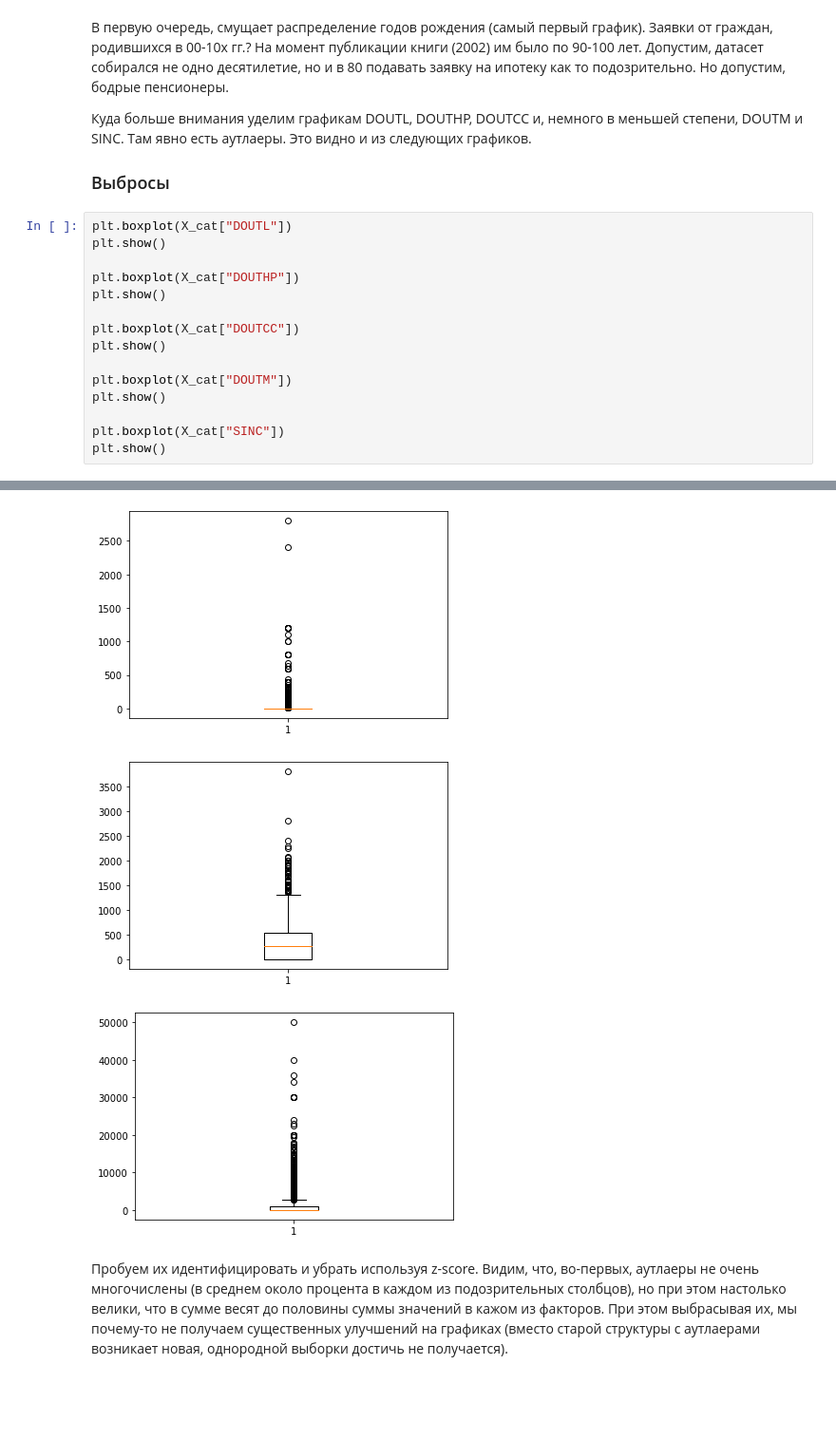
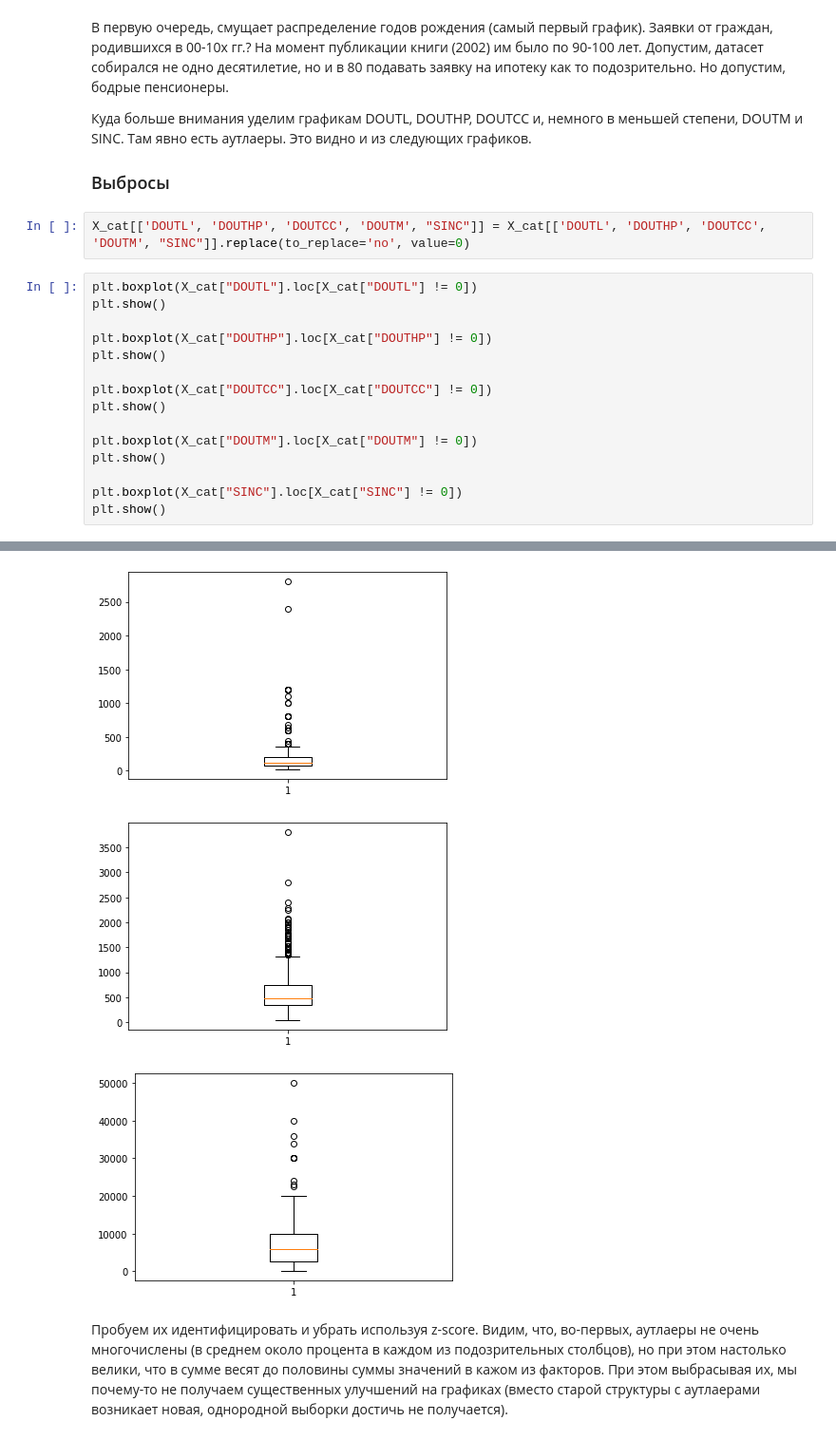
Before and after one commit to uasek/credit_scoring_project, a Jupyter notebook: datasets/09_Thomas/09_Thomas.ipynb, the cells around one changed output, grey strips where cells are left out. Shown at 95% size. Cells and saved outputs as stored; diff of their text form; blank space fills up the shorter version.

```diff
--- a/datasets/09_Thomas/09_Thomas.ipynb
+++ b/datasets/09_Thomas/09_Thomas.ipynb
@@ -366,19 +364,21 @@ This is a column mixed of both numeric and non-numeric values
 Куда больше внимания уделим графикам DOUTL, DOUTHP, DOUTCC и, немного в меньшей степени, DOUTM и SINC. Там явно есть аутлаеры. Это видно и из следующих графиков.
 
 ### Выбросы
+# %%
+X_cat[['DOUTL', 'DOUTHP', 'DOUTCC', 'DOUTM', "SINC"]] = X_cat[['DOUTL', 'DOUTHP', 'DOUTCC', 'DOUTM', "SINC"]].replace(to_replace='no', value=0)
 # %%
-plt.boxplot(X_cat["DOUTL"])
+plt.boxplot(X_cat["DOUTL"].loc[X_cat["DOUTL"] != 0])
 plt.show()
 
-plt.boxplot(X_cat["DOUTHP"])
+plt.boxplot(X_cat["DOUTHP"].loc[X_cat["DOUTHP"] != 0])
 plt.show()
 
-plt.boxplot(X_cat["DOUTCC"])
+plt.boxplot(X_cat["DOUTCC"].loc[X_cat["DOUTCC"] != 0])
 plt.show()
 
-plt.boxplot(X_cat["DOUTM"])
+plt.boxplot(X_cat["DOUTM"].loc[X_cat["DOUTM"] != 0])
 plt.show()
 
-plt.boxplot(X_cat["SINC"])
+plt.boxplot(X_cat["SINC"].loc[X_cat["SINC"] != 0])
 plt.show()
 # %% [output]
@@ -387,5 +387,5 @@ plt.show()
-[figure, old version]
+[figure, new version]
-[figure, old version]
+[figure, new version]
-[figure, old version]
+[figure, new version]
 # %% [markdown]
 Пробуем их идентифицировать и убрать используя z-score. Видим, что, во-первых, аутлаеры не очень многочислены (в среднем около процента в каждом из подозрительных столбцов), но при этом настолько велики, что в сумме весят до половины суммы значений в кажом из факторов. При этом выбрасывая их, мы почему-то не получаем существенных улучшений на графиках (вместо старой структуры с аутлаерами возникает новая, однородной выборки достичь не получается).
```
Also changed, not shown: parts of 8 cells of this notebook.
